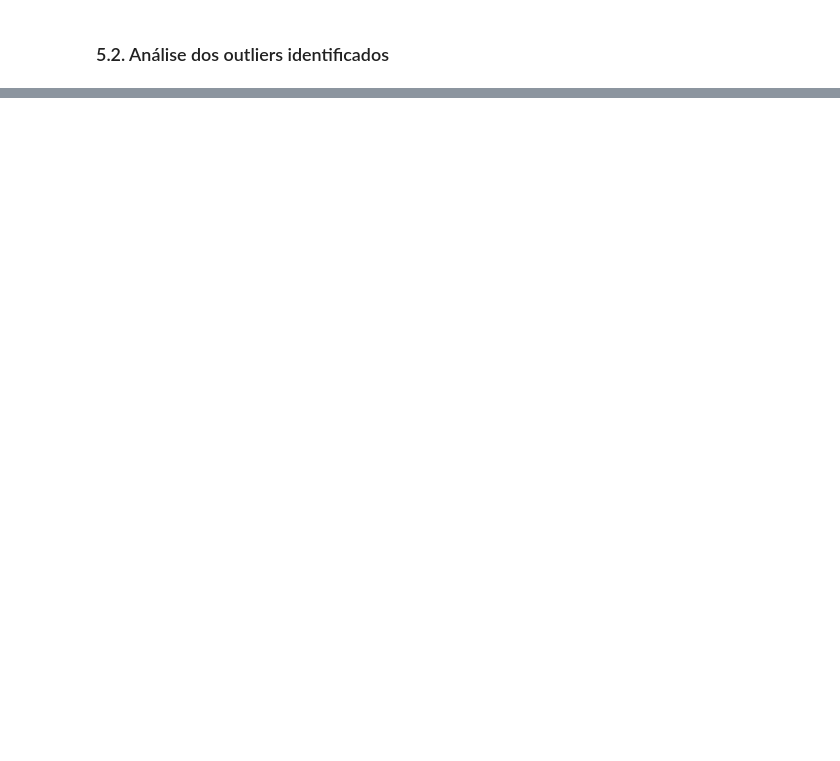
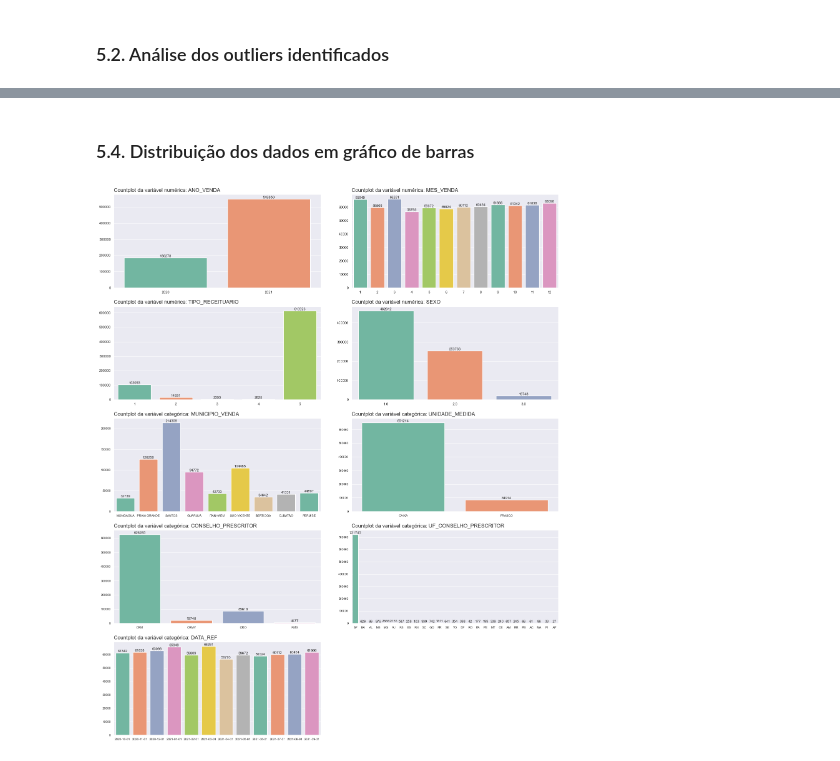
Before and after one commit to emso-exe/Venda_de_medicamentos_controlados_e_antimicrobianos_-_industrializados, a Jupyter notebook: 001_analise_de_vendas.ipynb, the cells around one changed output, grey strips where cells are left out. Saved outputs shown, nothing was run; the diff lists cells and outputs as text; code cells hidden in the pictures; blank space fills up the shorter version.

```diff
--- a/001_analise_de_vendas.ipynb
+++ b/001_analise_de_vendas.ipynb
@@ -456,0 +504,76 @@ Os outliers correspondem a 0.076% dos dados da variável.
+# %% [markdown]
+### 5.4. Distribuição dos dados em gráfico de barras
+# %%
+def graf_countplot(dataframe, cardinalidade_limite=50, ncols=2):
+    '''
+    Função para gerar gráficos de barras (countplot e barplot) para variáveis numéricas e categóricas do DataFrame.
+
+    :param dataframe: DataFrame
+        DataFrame a ser analisado.
+    :param cardinalidade_limite: int, optional
+        Limite de cardinalidade para considerar uma variável como categórica.
+    :param ncols: int, optional
+        Número de colunas para dispor os subplots.
+    '''
+    # Separar variáveis numéricas e categóricas
+    colunas_numericas = dataframe.select_dtypes(include=['number']).columns
+    colunas_categoricas = dataframe.select_dtypes(exclude=['number']).columns
+
+    # Filtrar apenas as variáveis categóricas com cardinalidade abaixo ou igual ao limite
+    colunas_numericas_filtradas = [col for col in colunas_numericas if 1 < len(
+        dataframe[col].unique()) <= cardinalidade_limite]
+    colunas_categoricas_filtradas = [col for col in colunas_categoricas if 1 < len(
+        dataframe[col].unique()) <= cardinalidade_limite]
+
+    # Calcular a quantidade de subplots necessário
+    qtde_subplots = len(colunas_numericas_filtradas) + \
+        len(colunas_categoricas_filtradas)
+
+    # Calcular o número de linhas
+    nrows = (qtde_subplots + ncols - 1) // ncols
+
+    # Criar subplots dinamicamente com layout ajustado
+    fig, axs = plt.subplots(nrows, ncols, figsize=(15, 2 * qtde_subplots))
+
+    # Achatar a lista de subplots se for bidimensional
+    axs = axs.flatten() if nrows > 1 else [axs]
+
+    # Remover subplots não utilizados
+    for i in range(qtde_subplots, nrows * ncols):
+        fig.delaxes(axs[i])
+
+    # Loop sobre as variáveis numéricas filtradas e plotar o gráfico
+    for i, col in enumerate(colunas_numericas_filtradas):
+        # Plotar gráficos apenas para variáveis numéricas
+        axs[i] = sns.countplot(data=dataframe, x=col, ax=axs[i], palette='Set2')
+        axs[i].set_title(f'Countplot da variável numérica: {col}', loc='left')
+        axs[i].set(xlabel='', ylabel='')
+        axs[i].tick_params(labelsize=8)
+        axs[i].ticklabel_format(style='plain', axis='y')
+
+        # Adicionar rótulos (valores) nas barras
+        for container in axs[i].containers:
+            axs[i].bar_label(container, size=8)
+
+    # Loop sobre as variáveis categóricas filtradas e plotar o gráfico
+    for i, col in enumerate(colunas_categoricas_filtradas):
+        axs[len(colunas_numericas_filtradas) + i] = sns.countplot(data=dataframe, x=col,
+                      ax=axs[len(colunas_numericas_filtradas) + i], palette='Set2')
+        axs[len(colunas_numericas_filtradas) +
+            i].set_title(f'Countplot da variável categórica: {col}', loc='left')
+        axs[len(colunas_numericas_filtradas) + i].set(xlabel='', ylabel='')
+        axs[len(colunas_numericas_filtradas) + i].tick_params(labelsize=7)
+
+        # Adicionar rótulos (valores) nas barras
+        for container in axs[len(colunas_numericas_filtradas) + i].containers:
+            axs[len(colunas_numericas_filtradas) + i].bar_label(container, size=8)
+
+    # Ajustar o layout para evitar sobreposição
+    plt.tight_layout()
+    plt.subplots_adjust(wspace=0.15, hspace=0.2)
+    plt.show()
+
+
+graf_countplot(df)
+# %% [output]
+[figure, added]
```
Also changed, not shown: parts of 4 cells of this notebook.
